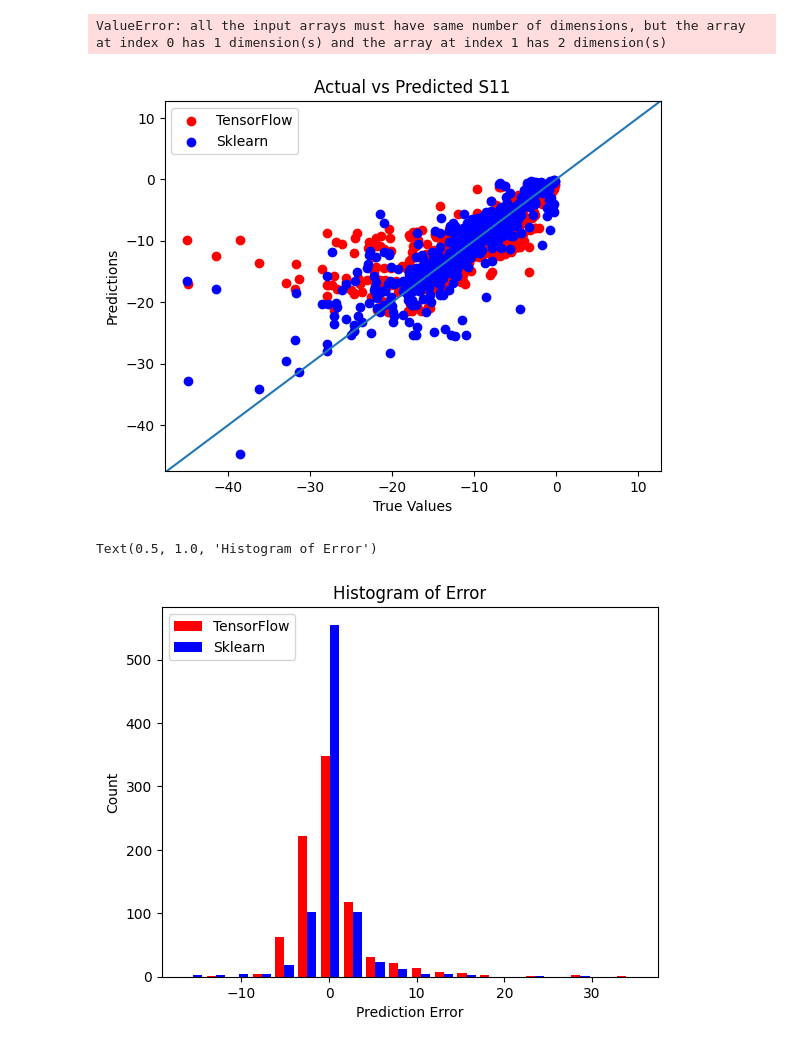
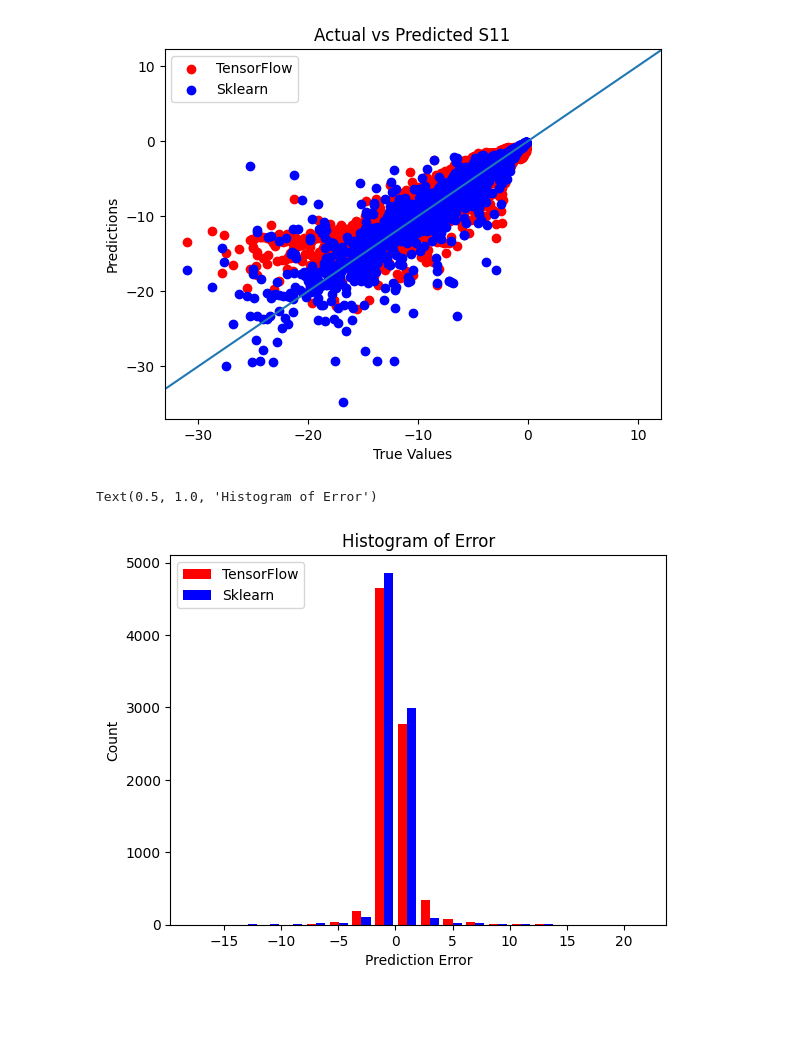
Before and after one commit to meowsome/antenna-ml, a Jupyter notebook: research/dnn.ipynb, the cells around one changed output. Drawn from its saved outputs; the diff is of its cells as text; code cells hidden in the pictures; blank space fills up the shorter version.

Commit message:
Run tensorflow and sklearn comparisons on patch antenna and generate new readings and images

```diff
--- a/research/dnn.ipynb
+++ b/research/dnn.ipynb
@@ -38,7 +23,7 @@ def get_score(y_test, y_pred, **kwargs):
 random_state=1
 # %%
 # Import data and preprocess
-df = pd.read_csv("../test_data/Grounded CPW Leaky Wave antenna/S11 Data.csv")
+df = pd.read_csv("../test_data/patch_antenna/Patch Antenna S11 Data.csv")
 df = df.drop(df[df['dB(S(1,1)) []'] > 0].index) # Remove all rows with positive s11
 
 # # Split into x and y
@@ -85,10 +70,10 @@ antenna_model = AntennaModel(input_shape=[len(X_train.keys())])
 tuner = keras_tuner.RandomSearch(
     antenna_model,
     objective='val_mse',
-    max_trials=5,
-    executions_per_trial=3)
+    max_trials=3,
+    executions_per_trial=1)
 
 tuner.search_space_summary()
-stop_early = tf.keras.callbacks.EarlyStopping(monitor='val_loss', patience=20)
-tuner.search(X_train_scaled, y_train, epochs=500, validation_split=0.2, validation_data = (X_test_scaled, y_test), callbacks=[stop_early])
+stop_early = tf.keras.callbacks.EarlyStopping(monitor='val_loss', patience=5)
+tuner.search(X_train_scaled, y_train, epochs=100, validation_split=0.2, validation_data = (X_test_scaled, y_test), callbacks=[stop_early])
 # %% [output]
@@ -191,12 +177,10 @@ sklearn score: 0.6016646848989299
 # %%
 scatter_plot_df = pd.DataFrame({
     's11_true': y_test.values.tolist() * 2,
-    's11_prediction': np.concatenate((sklearn_predictions,test_predictions)),
+    's11_prediction': np.concatenate((sklearn_predictions,test_predictions.reshape(-1))),
     's11_source': (['Sklearn'] * len(y_test.values.tolist())) + (['TensorFlow'] * len(y_test.values.tolist())),
     's11_color': (['red'] * len(y_test.values.tolist())) + (['blue'] * len(y_test.values.tolist()))
 })
-# %% [output]
-ValueError: all the input arrays must have same number of dimensions, but the array at index 0 has 1 dimension(s) and the array at index 1 has 2 dimension(s)
 # %%
 fig = plt.figure()
 ax1 = fig.add_subplot(111)
@@ -209,20 +193,20 @@ plt.axline((-30,-30), (10,10))
 plt.legend(loc='upper left')
 plt.show()
 # %% [output]
-[figure, old version]
+[figure, new version]
 # %%
 fig = plt.figure()
 ax1 = fig.add_subplot(111)
-error_tensorflow = test_predictions - y_test
+error_tensorflow = test_predictions.reshape(-1) - y_test
 error_sklearn = sklearn_predictions - y_test
 ax1.hist([error_tensorflow, error_sklearn], bins=20, color=['red', 'blue'], label=['TensorFlow', 'Sklearn'])
 plt.xlabel('Prediction Error')
 plt.ylabel('Count')
 plt.legend(loc='upper left')
 plt.title("Histogram of Error")
 # %% [output]
 Text(0.5, 1.0, 'Histogram of Error')
-[figure, old version]
+[figure, new version]
 # %%
 analysis_df = X_test.copy()
 analysis_df['dB(S(1,1)) []'] = y_test
```
Also changed, not shown: parts of 14 cells of this notebook, 5 other files.
